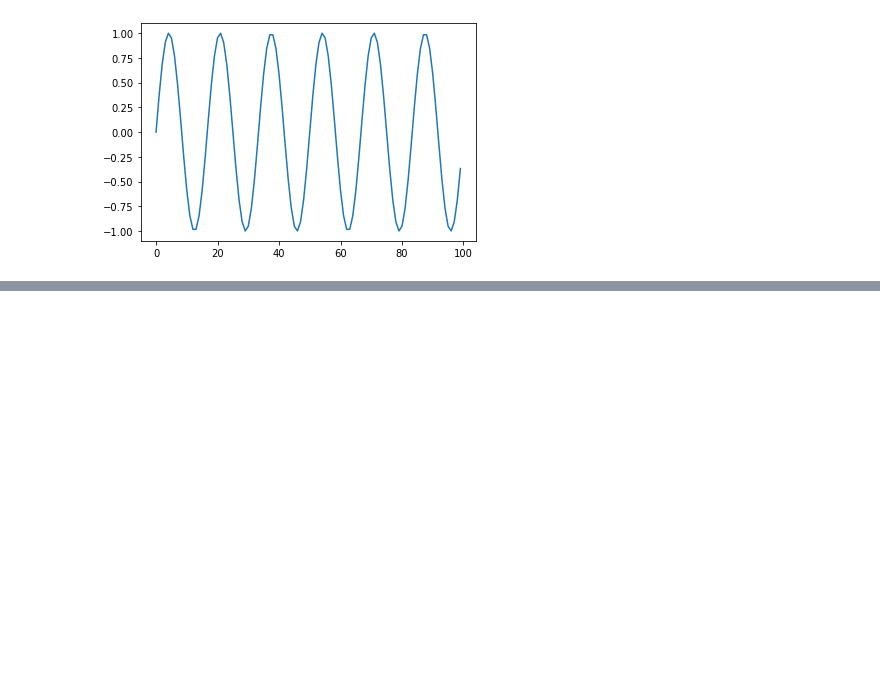
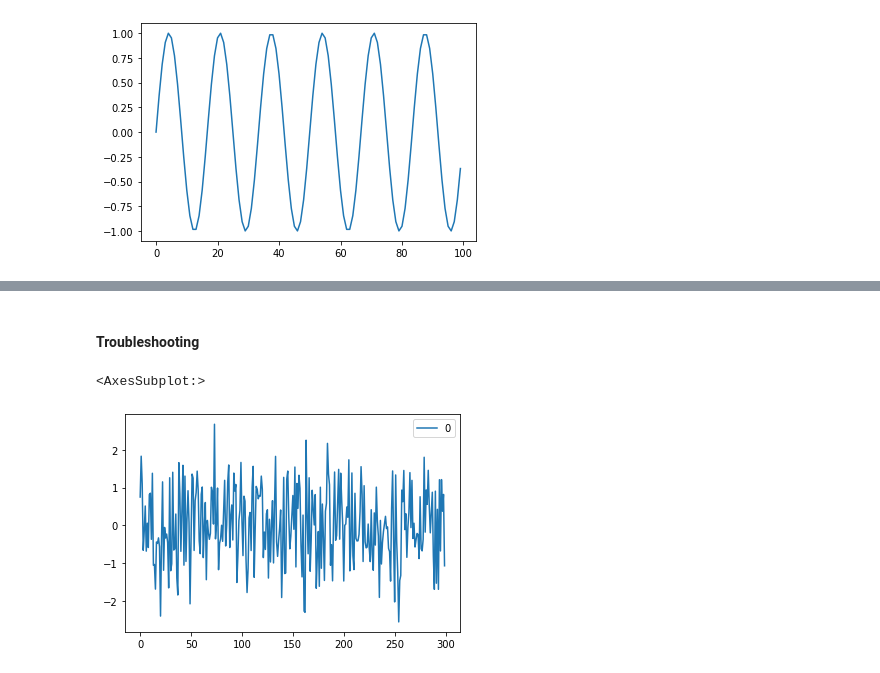
Before and after one commit to tadatoshi/time_series_plot_auto_analysis, a Jupyter notebook: notebooks/synthetic_data_generation.ipynb, the cells around one changed output, grey strips where cells are left out. Cells and saved outputs as stored; diff of their text form; code cells hidden in the pictures; blank space fills up the shorter version.

```diff
--- a/notebooks/synthetic_data_generation.ipynb
+++ b/notebooks/synthetic_data_generation.ipynb
@@ -159,0 +180,2 @@ seasonality_nonstationary_acf_pacf_plot.generate(number_of_plots=100, arparams=[
+# %% [markdown]
+#### Troubleshooting
@@ -159,0 +184,7 @@ seasonality_nonstationary_acf_pacf_plot.generate(number_of_plots=100, arparams=[
+# %%
+generated_arma_sample_df_residual = fit_model_and_get_residual(generated_arma_sample_df, (2, 0, 0))
+# %%
+generated_arma_sample_df_residual.plot()
+# %% [output]
+<AxesSubplot:>
+[figure, added]
```
Also changed, not shown: parts of 35 cells of this notebook, 12 other files.
